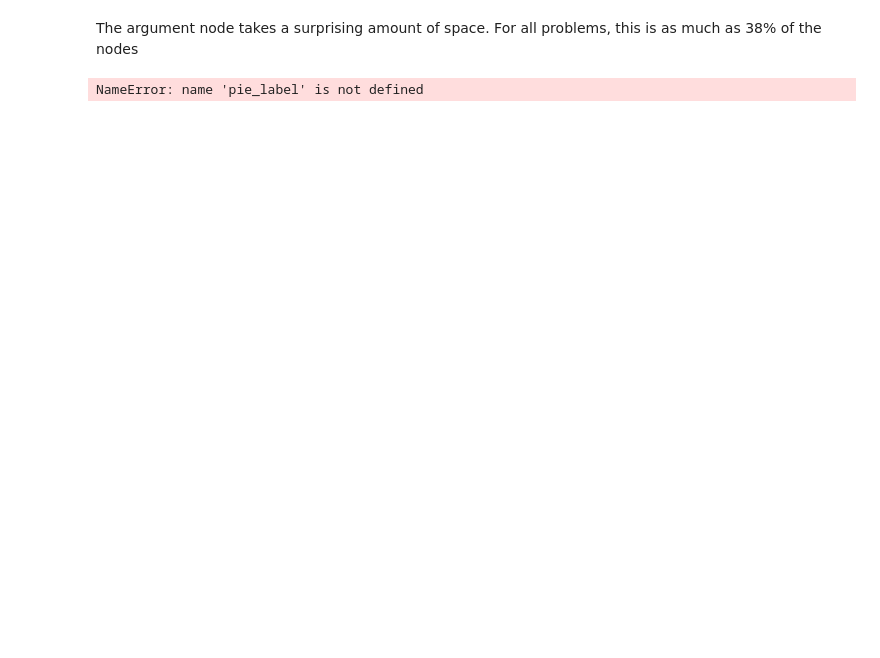
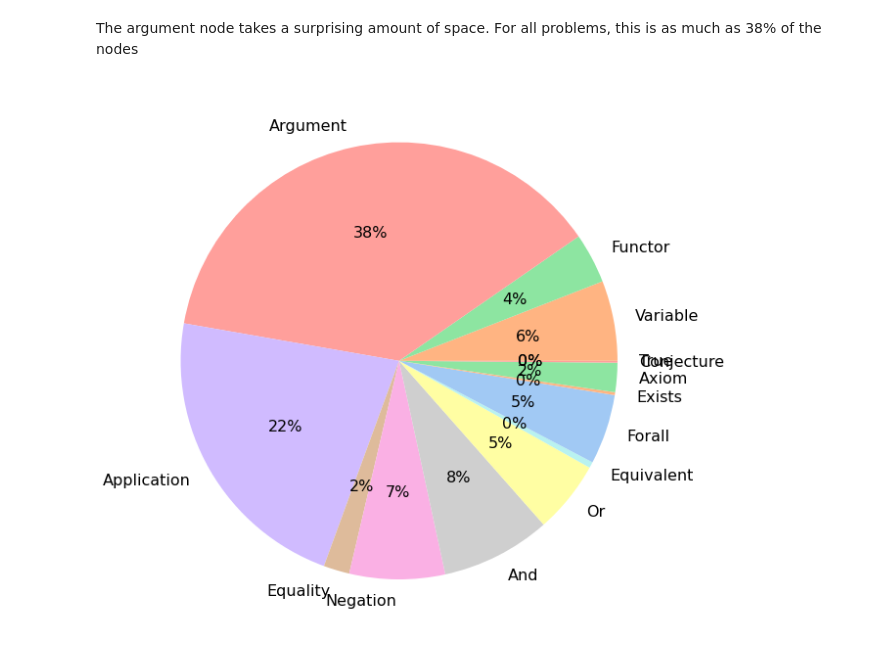
Before and after one commit to EdvardHolden/gnn-entailment-caption, a Jupyter notebook: notebooks/Analyse nodes.ipynb, the cells around one changed output. Drawn from its saved outputs; the diff is of its cells as text; code cells hidden in the pictures; blank space fills up the shorter version.

```diff
--- a/notebooks/Analyse nodes.ipynb
+++ b/notebooks/Analyse nodes.ipynb
@@ -112,6 +114,6 @@ plt.show()
 The argument node takes a surprising amount of space.
 For all problems, this is as much as 38% of the nodes
 # %%
-plt.pie(pie_data , labels= pie_label, colors = colors, autopct='%.0f%%', textprops={'fontsize': 16})
+_ = plt.pie(pie_data , labels= pie_labels, colors = colors, autopct='%.0f%%', textprops={'fontsize': 16})
 # %% [output]
-NameError: name 'pie_label' is not defined
+[figure, added]
```
Also changed, not shown: parts of 2 cells of this notebook, 2 other files.
